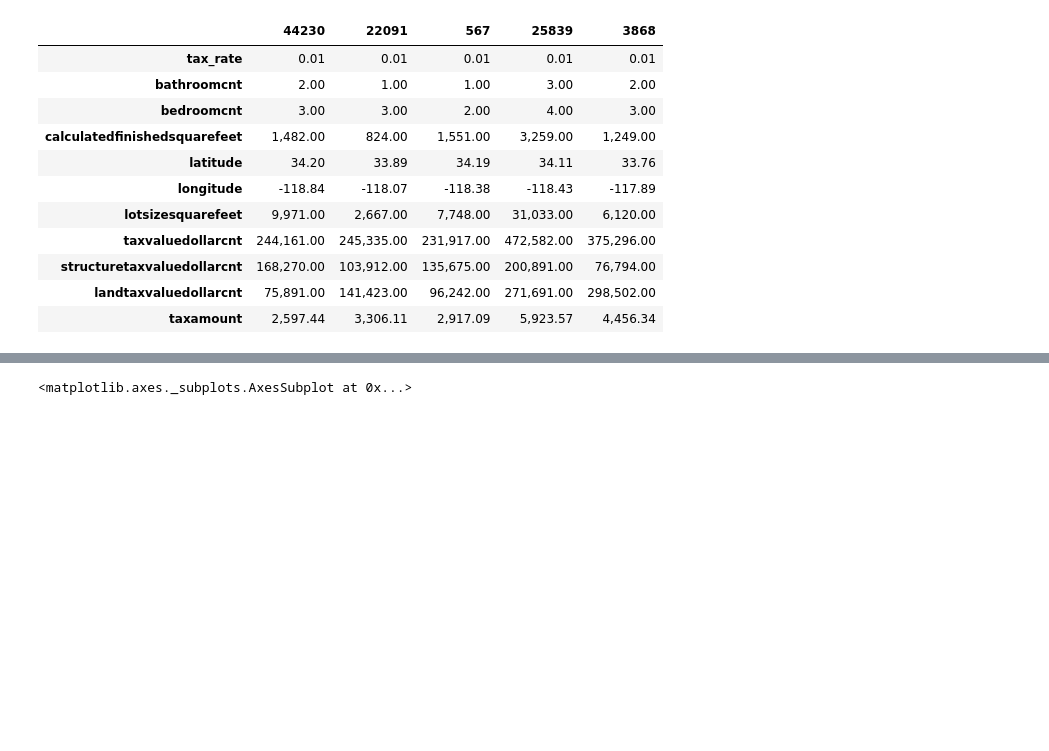
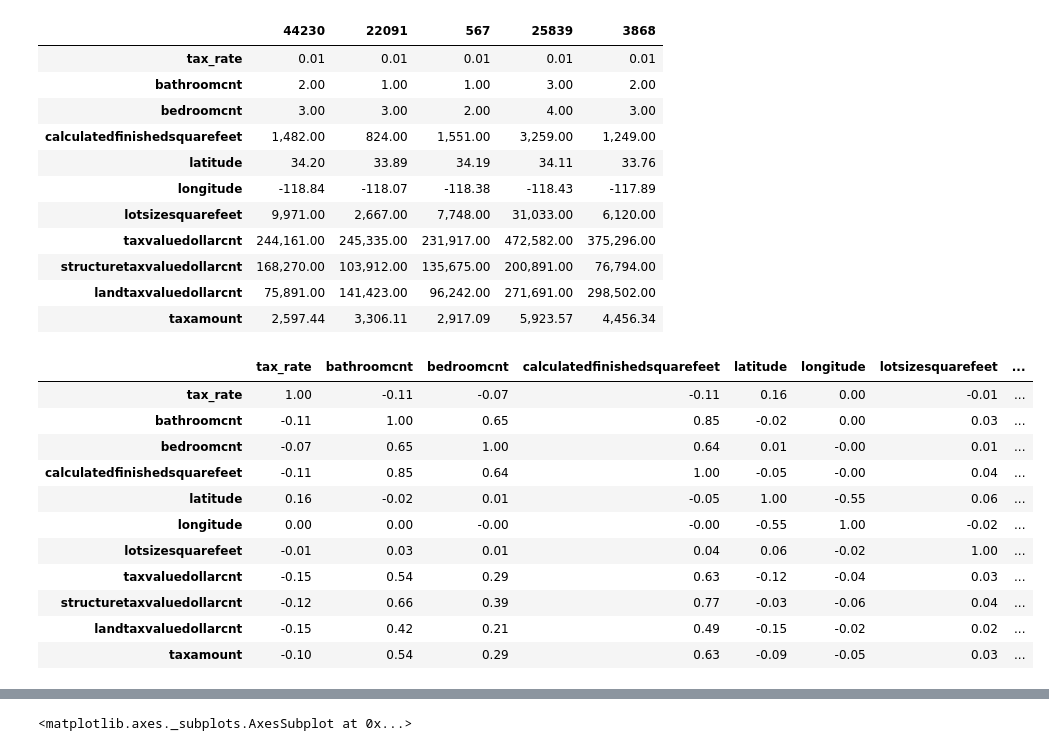
Before and after one commit to FJ-Zillow-Org/Zillow, a Jupyter notebook: faiths_zillow.ipynb, the cells around one changed output, grey strips where cells are left out. Saved outputs shown, nothing was run; the diff lists cells and outputs as text; code cells hidden in the pictures; blank space fills up the shorter version.

```diff
--- a/faiths_zillow.ipynb
+++ b/faiths_zillow.ipynb
@@ -392,3 +393,18 @@ x_nums_train.head().T
 | structuretaxvaluedollarcnt | 168,270.00 | 103,912.00 | 135,675.00 | 200,891.00 | 76,794.00 |
 | landtaxvaluedollarcnt | 75,891.00 | 141,423.00 | 96,242.00 | 271,691.00 | 298,502.00 |
 | taxamount | 2,597.44 | 3,306.11 | 2,917.09 | 5,923.57 | 4,456.34 |
+# %%
+x_nums_train.corr()
+# %% [output]
+|  | tax_rate | bathroomcnt | bedroomcnt | calculatedfinishedsquarefeet | latitude | longitude | lotsizesquarefeet | ... |
+| tax_rate | 1.00 | -0.11 | -0.07 | -0.11 | 0.16 | 0.00 | -0.01 | ... |
+| bathroomcnt | -0.11 | 1.00 | 0.65 | 0.85 | -0.02 | 0.00 | 0.03 | ... |
+| bedroomcnt | -0.07 | 0.65 | 1.00 | 0.64 | 0.01 | -0.00 | 0.01 | ... |
+| calculatedfinishedsquarefeet | -0.11 | 0.85 | 0.64 | 1.00 | -0.05 | -0.00 | 0.04 | ... |
+| latitude | 0.16 | -0.02 | 0.01 | -0.05 | 1.00 | -0.55 | 0.06 | ... |
+| longitude | 0.00 | 0.00 | -0.00 | -0.00 | -0.55 | 1.00 | -0.02 | ... |
+| lotsizesquarefeet | -0.01 | 0.03 | 0.01 | 0.04 | 0.06 | -0.02 | 1.00 | ... |
+| taxvaluedollarcnt | -0.15 | 0.54 | 0.29 | 0.63 | -0.12 | -0.04 | 0.03 | ... |
+| structuretaxvaluedollarcnt | -0.12 | 0.66 | 0.39 | 0.77 | -0.03 | -0.06 | 0.04 | ... |
+| landtaxvaluedollarcnt | -0.15 | 0.42 | 0.21 | 0.49 | -0.15 | -0.02 | 0.02 | ... |
+| taxamount | -0.10 | 0.54 | 0.29 | 0.63 | -0.09 | -0.05 | 0.03 | ... |
```
Also changed, not shown: parts of 8 cells of this notebook.
